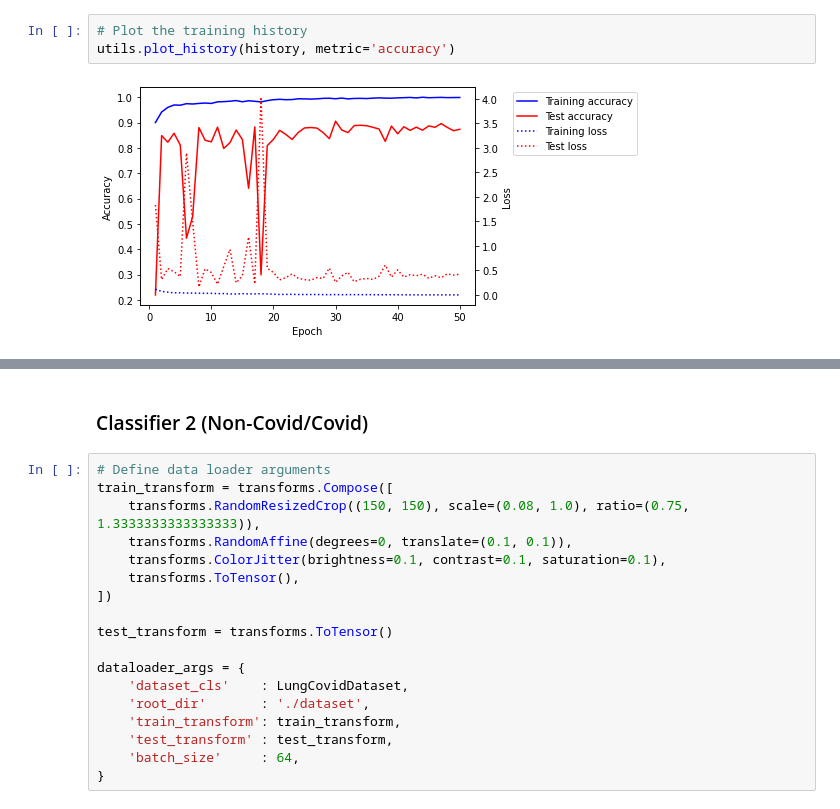
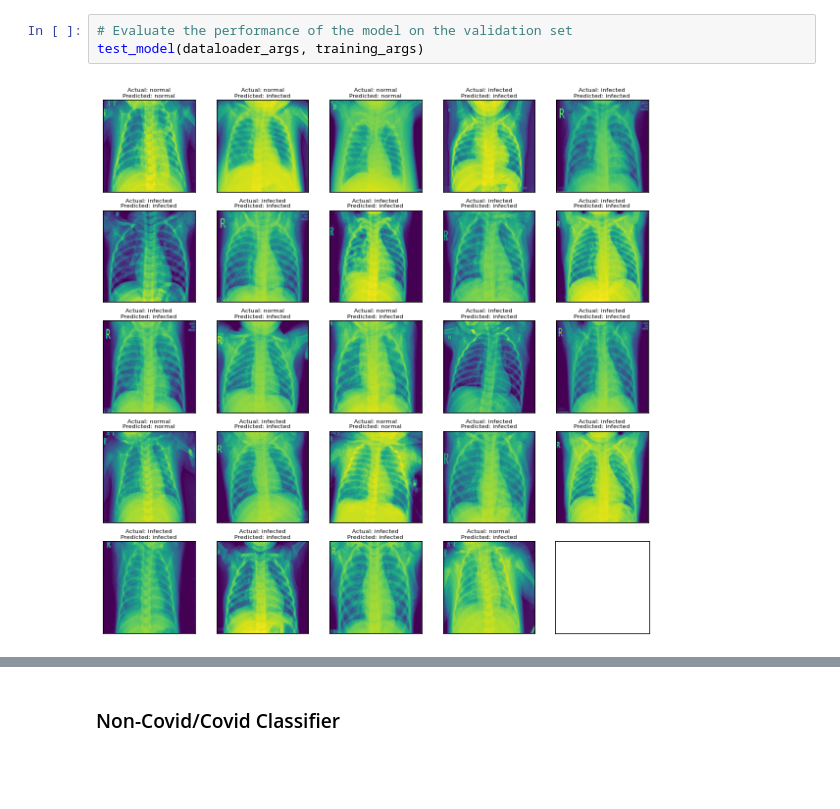
Before and after one commit to david-xhk/50.039-Small-Project, a Jupyter notebook: Training a Dual Binary Classifier.ipynb, the cells around one changed output, grey strips where cells are left out. Saved outputs shown, nothing was run; the diff lists cells and outputs as text; blank space fills up the shorter version.

```diff
--- a/Training a Dual Binary Classifier.ipynb
+++ b/Training a Dual Binary Classifier.ipynb
@@ -108,5 +68,5 @@ Validation loss: 0.010 - Validation accuracy: 1.000 - Validation F1-score: 1.000
-# %%
-# Plot the training history
-utils.plot_history(history, metric='accuracy')
-# %% [output]
-[figure, removed]
+# %%
+# Evaluate the performance of the model on the validation set
+test_model(dataloader_args, training_args)
+# %% [output]
+[figure, added]
@@ -113,20 +74,2 @@ utils.plot_history(history, metric='accuracy')
 # %% [markdown]
-### Classifier 2 (Non-Covid/Covid)
+### Non-Covid/Covid Classifier
-# %%
-# Define data loader arguments
-train_transform = transforms.Compose([
-    transforms.RandomResizedCrop((150, 150), scale=(0.08, 1.0), ratio=(0.75, 1.3333333333333333)),
-    transforms.RandomAffine(degrees=0, translate=(0.1, 0.1)),
-    transforms.ColorJitter(brightness=0.1, contrast=0.1, saturation=0.1),
-    transforms.ToTensor(),
-])
-
-test_transform = transforms.ToTensor()
-
-dataloader_args = {
-    'dataset_cls'    : LungCovidDataset,
-    'root_dir'       : './dataset',
-    'train_transform': train_transform,
-    'test_transform' : test_transform,
-    'batch_size'     : 64,
-}
```
Also changed, not shown: parts of 28 cells of this notebook, 12 other files.
